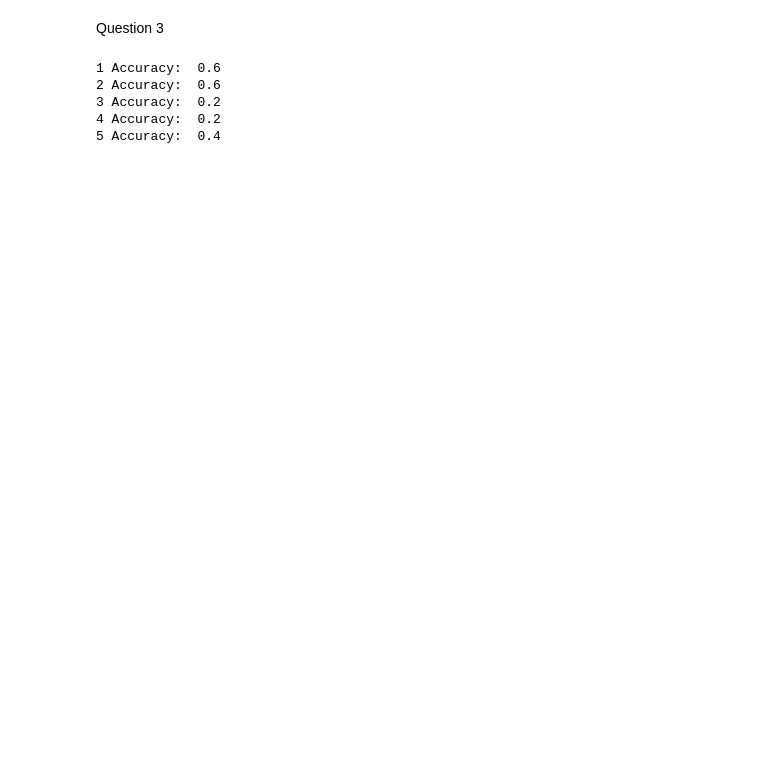
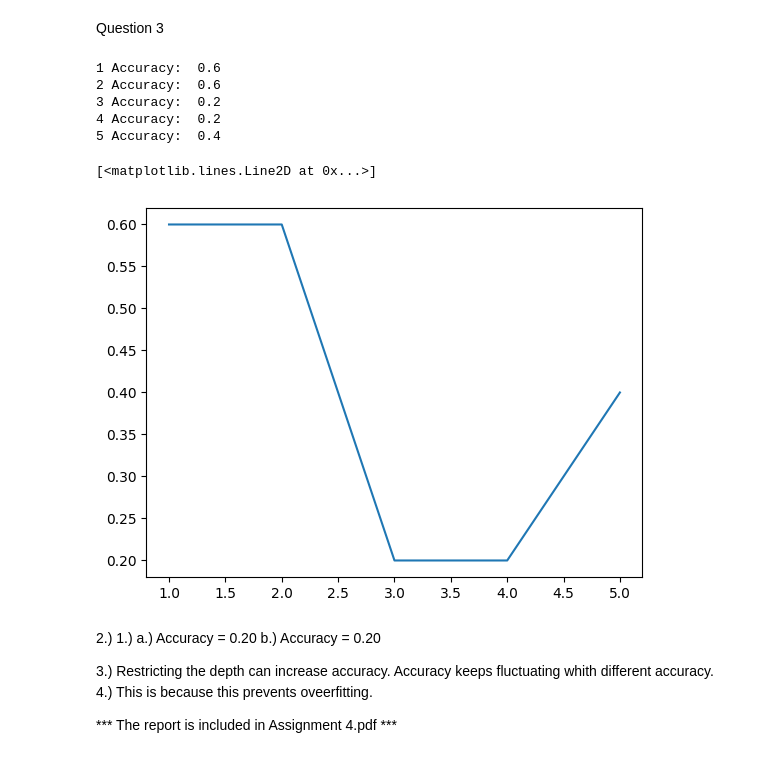
Before and after one commit to anubhavmishram/Assignment_4, a Jupyter notebook: Assihnment_4.ipynb, the cells around one changed output. Drawn from its saved outputs; the diff is of its cells as text; code cells hidden in the pictures; blank space fills up the shorter version.

```diff
--- a/Assihnment_4.ipynb
+++ b/Assihnment_4.ipynb
@@ -129,25 +246,42 @@ def distance(num_1, num_2):
 def predict_k(x_train, y , x_input, k):
     labels = []
     for item in x_input:
-        pd = []
+        pda = []
         for j in range(len(x_train)):
             distances = distance(x_train.iloc[j,:].values , item)
-            pd.append(distances)
-        pd = np.array(pd)
-        dist = np.argsort(pd)[:k]
+            pda.append(distances)
+        pda = np.array(pda)
+        dist = np.argsort(pda)[:k]
         label = y[dist]
-        l = mode(label, keepdims=True)
+        l = mode(label)
         l = l.mode[0]
         labels.append(l)
     return labels
 # %%
 x_test = np.array(x_test)
+accuracy_values = []
+k_values = range(1,6)
 for i in range(1,6):
     y_prediction = predict_k(x_train, y_train,x_test, i)
     print(i, "Accuracy: ", accuracy_score(y_test, y_prediction))
+    accuracy_values.append(accuracy_score(y_test,y_prediction))
+
+plt.plot(k_values, accuracy_values)
 # %% [output]
 1 Accuracy:  0.6
 2 Accuracy:  0.6
 3 Accuracy:  0.2
 4 Accuracy:  0.2
 5 Accuracy:  0.4
+[<matplotlib.lines.Line2D at 0x...>]
+[figure, added]
+# %% [markdown]
+2.)
+1.) a.) Accuracy = 0.20
+    b.) Accuracy = 0.20
+
+3.) Restricting the depth can increase accuracy. Accuracy keeps fluctuating whith different accuracy.
+4.) This is because this prevents oveerfitting.
+
+
+*** The report is included in Assignment 4.pdf ***
```
Also changed, not shown: parts of 10 cells of this notebook, 1 other file.
